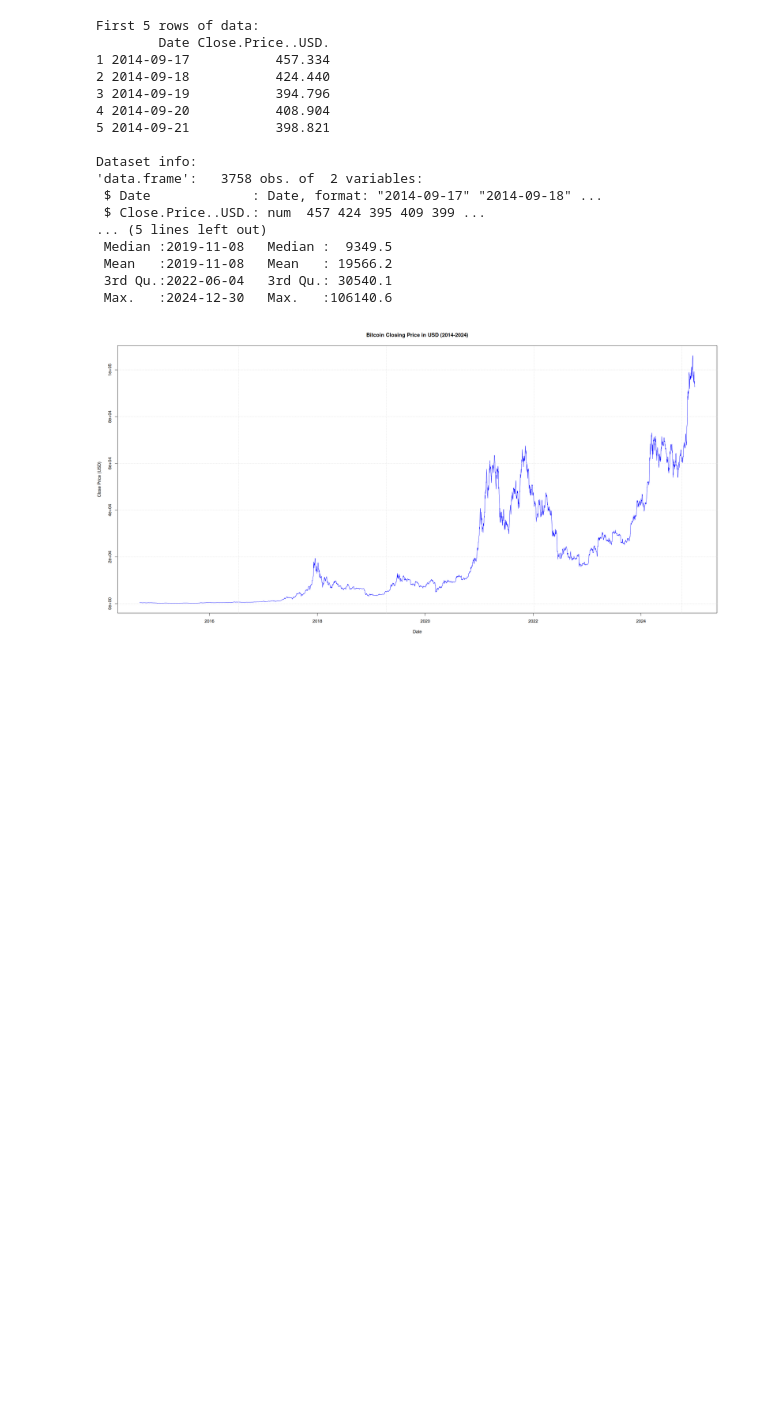
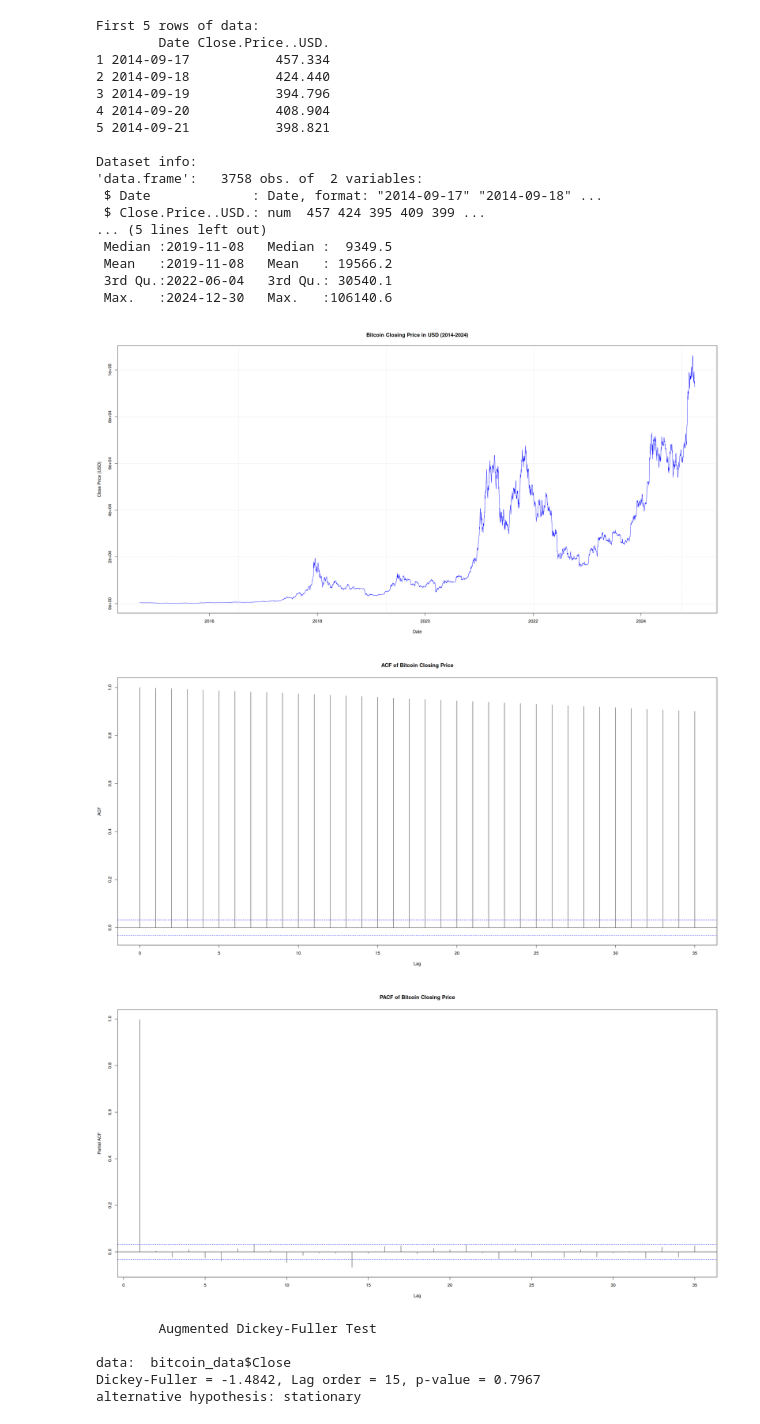
Before and after one commit to LyesHADJAR/TSAC-Individual-Project, a Jupyter notebook: notebooks/bitcoin-prices-analysis.ipynb, the cells around one changed output. Saved outputs shown, nothing was run; the diff lists cells and outputs as text; code cells hidden in the pictures; blank space fills up the shorter version.

```diff
--- a/notebooks/bitcoin-prices-analysis.ipynb
+++ b/notebooks/bitcoin-prices-analysis.ipynb
@@ -54,3 +60,21 @@ Dataset info:
  3rd Qu.:2022-06-04   3rd Qu.: 30540.1
  Max.   :2024-12-30   Max.   :106140.6
 [figure]
+# %%
+# ACF plot
+par(bg = "white")
+acf(bitcoin_data$Close, main = "ACF of Bitcoin Closing Price")
+pacf(bitcoin_data$Close, main = "PACF of Bitcoin Closing Price")
+# %% [output]
+[figure, added]
+[figure, added]
+# %%
+# Augmented Dickey-Fuller test
+library(tseries)
+adf.test(bitcoin_data$Close)
+# %% [output]
+        Augmented Dickey-Fuller Test
+
+data:  bitcoin_data$Close
+Dickey-Fuller = -1.4842, Lag order = 15, p-value = 0.7967
+alternative hypothesis: stationary
```
Also changed, not shown: parts of 10 cells of this notebook.
